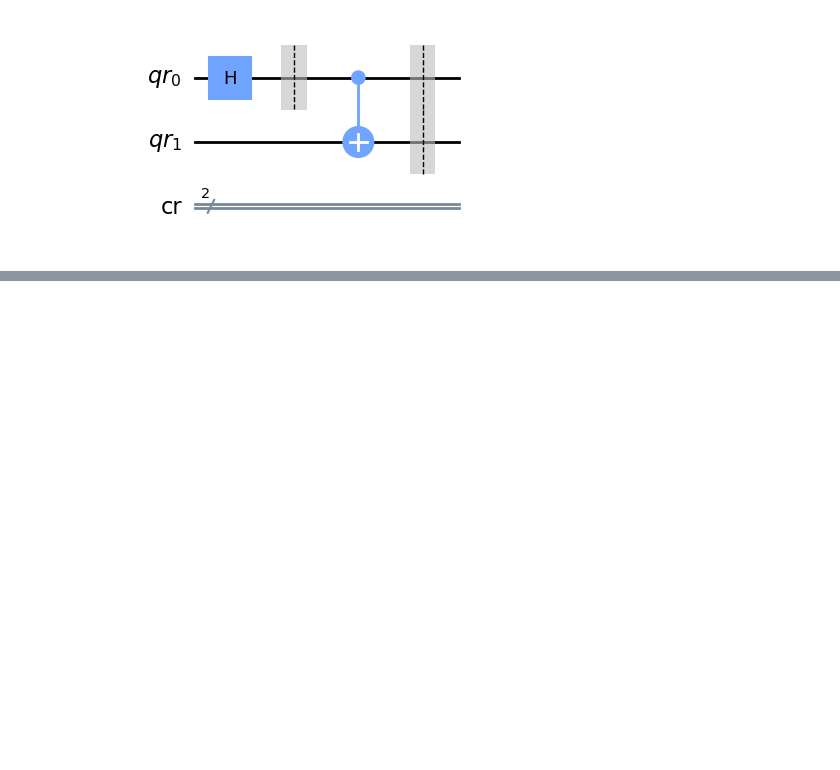
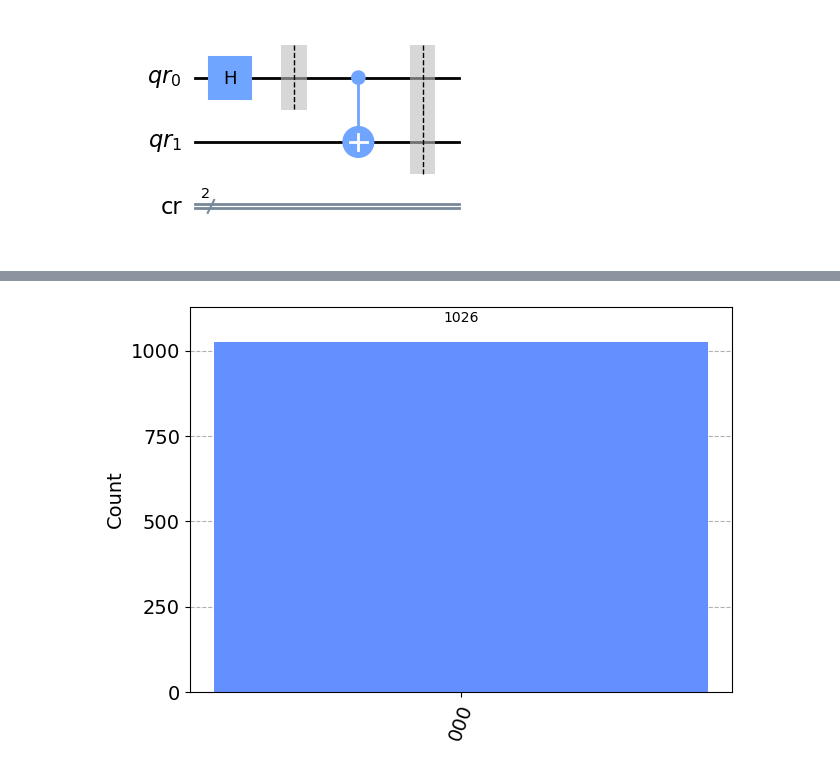
Before and after one commit to VRGQuantumTech/learning_qiskit, a Jupyter notebook: exam_exercices.ipynb, the cells around one changed output, grey strips where cells are left out. Cells and saved outputs as stored; diff of their text form; code cells hidden in the pictures; blank space fills up the shorter version.

```diff
--- a/exam_exercices.ipynb
+++ b/exam_exercices.ipynb
@@ -851,0 +914,4 @@ The depth of this circuit is: 2
+# %%
+plot_histogram(job_counts)
+# %% [output]
+[figure, added]
```
Also changed, not shown: parts of 13 cells of this notebook.
